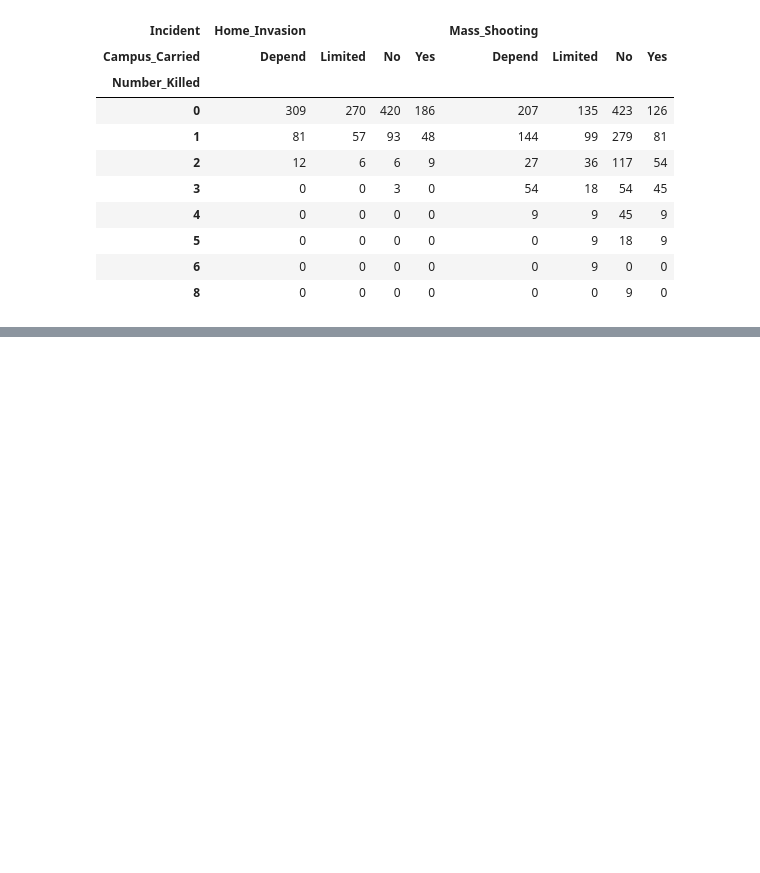
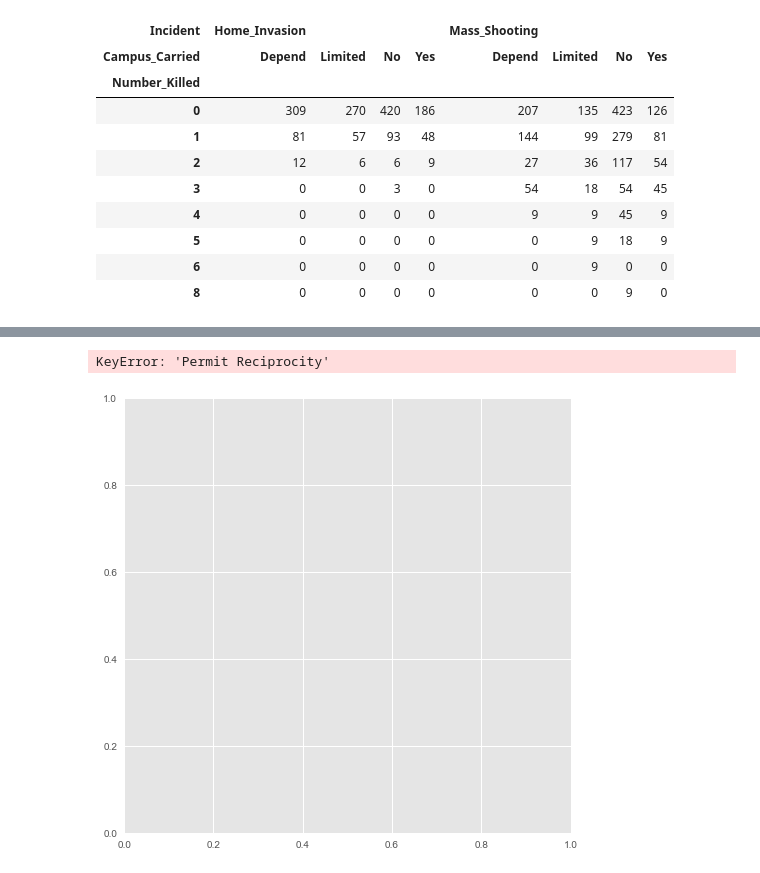
Before and after one commit to phanguyen/DS-SF-36, a Jupyter notebook: final-project/Final_P2_Cleaning&EDA_V2.ipynb, the cells around one changed output, grey strips where cells are left out. Cells and saved outputs as stored; diff of their text form; code cells hidden in the pictures; blank space fills up the shorter version.

```diff
--- a/final-project/Final_P2_Cleaning&EDA_V2.ipynb
+++ b/final-project/Final_P2_Cleaning&EDA_V2.ipynb
@@ -280,0 +313,5 @@ pd.crosstab(df["Number_Killed"],
+# %%
+df.plot(kind = 'scatter', x = 'Number_Killed', y = 'Permit Reciprocity', s = 100, figsize = (8, 8))
+# %% [output]
+KeyError: 'Permit Reciprocity'
+[figure, added]
```
Also changed, not shown: parts of 12 cells of this notebook, 3 other files.
